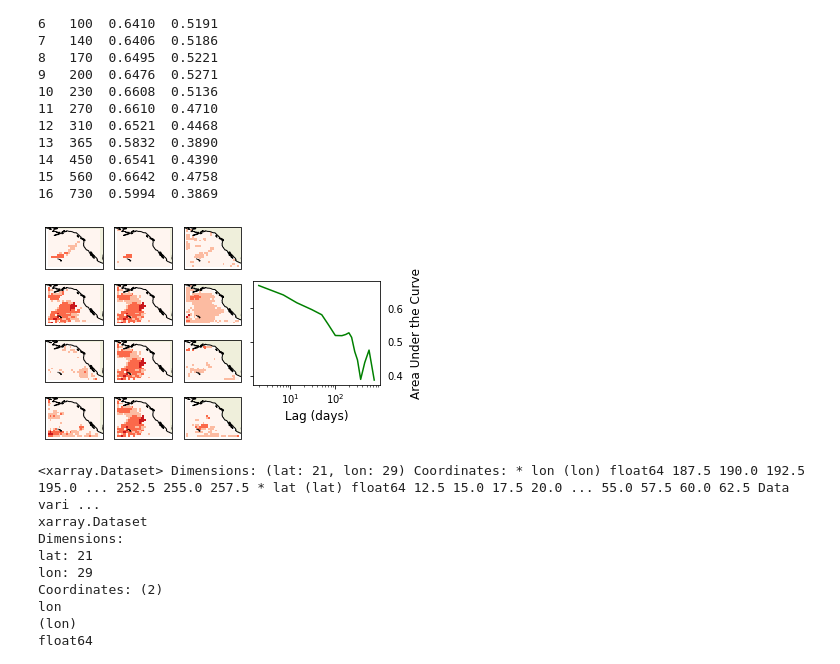
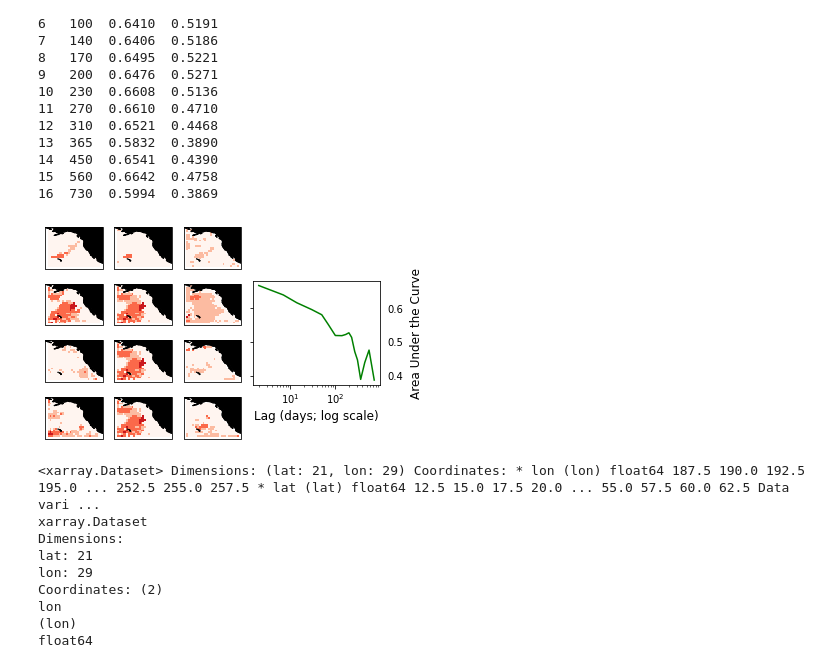
Before and after one commit to KatGiamalaki/Random_Forest_for_MHW, a Jupyter notebook: Prediction_Maps/Prediction_maps.ipynb, the cells around one changed output. Cells and saved outputs as stored; diff of their text form; code cells hidden in the pictures.

```diff
--- a/Prediction_Maps/Prediction_maps.ipynb
+++ b/Prediction_Maps/Prediction_maps.ipynb
@@ -80,87 +80,88 @@ color='Reds'
 ax1 = plt.subplot2grid((4, 5), (0, 0), colspan=1, projection=ccrs.PlateCarree())
 plt.pcolormesh(X, Y, cubes_7lag_1, transform=ccrs.PlateCarree(),cmap=plt.cm.get_cmap(color))
 plt.clim(0, 4)
-ax1.coastlines(color = 'black')
-ax1.add_feature(cft.LAND)
+ax1.coastlines(color = 'black', zorder=10)
+ax1.add_feature(cft.LAND, zorder=9, facecolor='k')
 
 ax2 = plt.subplot2grid((4, 5), (0, 1), colspan=1 , projection=ccrs.PlateCarree())
 plt.pcolormesh(X, Y, cubes_7lag_2, transform=ccrs.PlateCarree(),cmap=plt.cm.get_cmap(color))
 plt.clim(0, 4)
-ax2.coastlines(color = 'black')
-ax2.add_feature(cft.LAND)
+ax2.coastlines(color = 'black', zorder=10)
+ax2.add_feature(cft.LAND, zorder=9, facecolor='k')
 
 ax3 = plt.subplot2grid((4, 5), (0, 2), colspan=1,  projection=ccrs.PlateCarree())
 plt.pcolormesh(X, Y, pm_17_7lag.pred_map_131017, transform=ccrs.PlateCarree(),cmap=plt.cm.get_cmap(color))
 plt.clim(0, 4)
-ax3.coastlines(color = 'black')
-ax3.add_feature(cft.LAND)
+ax3.coastlines(color = 'black', zorder=10)
+ax3.add_feature(cft.LAND,zorder=9, facecolor='k')
 
 ax4 = plt.subplot2grid((4, 5), (1, 0), colspan=1,  projection=ccrs.PlateCarree())
 plt.pcolormesh(X, Y, cubes_7lag_3, transform=ccrs.PlateCarree(),cmap=plt.cm.get_cmap(color))
 plt.clim(0, 4)
-ax4.coastlines(color = 'black')
-ax4.add_feature(cft.LAND)
+ax4.coastlines(color = 'black', zorder=10)
+ax4.add_feature(cft.LAND, zorder=9, facecolor='k')
 
 ax5 = plt.subplot2grid((4, 5), (1, 1), colspan=1,  projection=ccrs.PlateCarree())
 plt.pcolormesh(X, Y, cubes_7lag_4, transform=ccrs.PlateCarree(),cmap=plt.cm.get_cmap(color))
 plt.clim(0, 4)
-ax5.coastlines(color = 'black')
-ax5.add_feature(cft.LAND)
+ax5.coastlines(color = 'black', zorder=10)
+ax5.add_feature(cft.LAND, zorder=9, facecolor='k')
 
 ax6 = plt.subplot2grid((4, 5), (1, 2), colspan=1,  projection=ccrs.PlateCarree())
 plt.pcolormesh(X, Y, pm_19_7lag.pred_map, transform=ccrs.PlateCarree(),cmap=plt.cm.get_cmap(color))
 plt.clim(0, 4)
-ax6.coastlines(color = 'black')
-ax6.add_feature(cft.LAND)
+ax6.coastlines(color = 'black', zorder=10)
+ax6.add_feature(cft.LAND, zorder=9, facecolor='k')
 
 ax7 = plt.subplot2grid((4, 5), (2, 0), colspan=1, projection=ccrs.PlateCarree())
 plt.pcolormesh(X, Y, cubes_270lag, transform=ccrs.PlateCarree(),cmap=plt.cm.get_cmap(color))
 plt.clim(0, 4)
-ax7.coastlines(color = 'black')
-ax7.add_feature(cft.LAND)
+ax7.coastlines(color = 'black', zorder=10)
+ax7.add_feature(cft.LAND, zorder=9, facecolor='k')
 
 ax8 = plt.subplot2grid((4, 5), (2, 1), colspan=1, projection=ccrs.PlateCarree())
 plt.pcolormesh(X, Y, cubes_7lag_4,  transform=ccrs.PlateCarree(),cmap=plt.cm.get_cmap(color))
 plt.clim(0, 4)
-ax8.coastlines(color = 'black')
-ax8.add_feature(cft.LAND)
+ax8.coastlines(color = 'black', zorder=10)
+ax8.add_feature(cft.LAND, zorder=9, facecolor='k')
 
 ax9 = plt.subplot2grid((4, 5), (2, 2), colspan=1, projection=ccrs.PlateCarree())
 plt.pcolormesh(X, Y, pm_19_270lag.pred_map_131019_270, transform=ccrs.PlateCarree(),cmap=plt.cm.get_cmap(color))
 plt.clim(0, 4)
-ax9.coastlines(color = 'black')
-ax9.add_feature(cft.LAND)
+ax9.coastlines(color = 'black', zorder=10)
+ax9.add_feature(cft.LAND, zorder=9, facecolor='k')
 
 #13240
 ax10 = plt.subplot2grid((4, 5), (3, 0), colspan=1, projection=ccrs.PlateCarree())
 plt.pcolormesh(X, Y, cubes_560lag , transform=ccrs.PlateCarree(),cmap=plt.cm.get_cmap(color))
 plt.clim(0, 4)
-ax10.coastlines(color = 'black')
-ax10.add_feature(cft.LAND)
+ax10.coastlines(color = 'black', zorder=10)
+ax10.add_feature(cft.LAND, zorder=9, facecolor='k')
 
 ax11 = plt.subplot2grid((4, 5), (3, 1), colspan=1, projection=ccrs.PlateCarree())
 plt.pcolormesh(X, Y, cubes_7lag_4, transform=ccrs.PlateCarree(),cmap=plt.cm.get_cmap(color))
-ax11.coastlines(color = 'black')
-ax11.add_feature(cft.LAND)
+ax11.coastlines(color = 'black', zorder=10)
+ax11.add_feature(cft.LAND, zorder=9, facecolor='k')
 plt.clim(0, 4)
 
 ax12 = plt.subplot2grid((4, 5), (3, 2), colspan=1, projection=ccrs.PlateCarree())
 plt.pcolormesh(X, Y, pm_19_560lag.pred_map_131019_560, transform=ccrs.PlateCarree(), cmap=plt.cm.get_cmap(color))
 plt.clim(0, 4)
-ax12.coastlines(color = 'black')
-ax12.add_feature(cft.LAND)
+ax12.coastlines(color = 'black', zorder=10)
+ax12.add_feature(cft.LAND, zorder=9, facecolor='k')
 
 ax = plt.subplot2grid((4, 5), (1, 3), rowspan=2, colspan=2)
 ax.plot(lags[0],lags[2],'-g')
 plt.xscale('log')
 plt.tick_params(axis='y', which='both', labelleft=False, labelright=True)
 plt.ylabel('Area Under the Curve', labelpad=-170, fontsize=12)
-plt.xlabel('Lag (days)', fontsize=12)
+plt.xlabel('Lag (days; log scale)', fontsize=12)
 
+plt.savefig('/Users/katerinagiamalaki/Desktop/rf_mhw_local/Figure_2_maps.jpg', dpi=600)
 
 plt.show()
 # %% [output]
-[figure, old version]
+[figure, new version]
 # %%
 mfdata1= '/Users/katerinagiamalaki/Desktop/Random_Forest_for_MHW/Prediction_Maps/pred_map_131019_fin.nc'
 pm_19_fin = xr.open_mfdataset(mfdata1)
```
Also changed, not shown: parts of 1 cell of this notebook, 8 other files.
